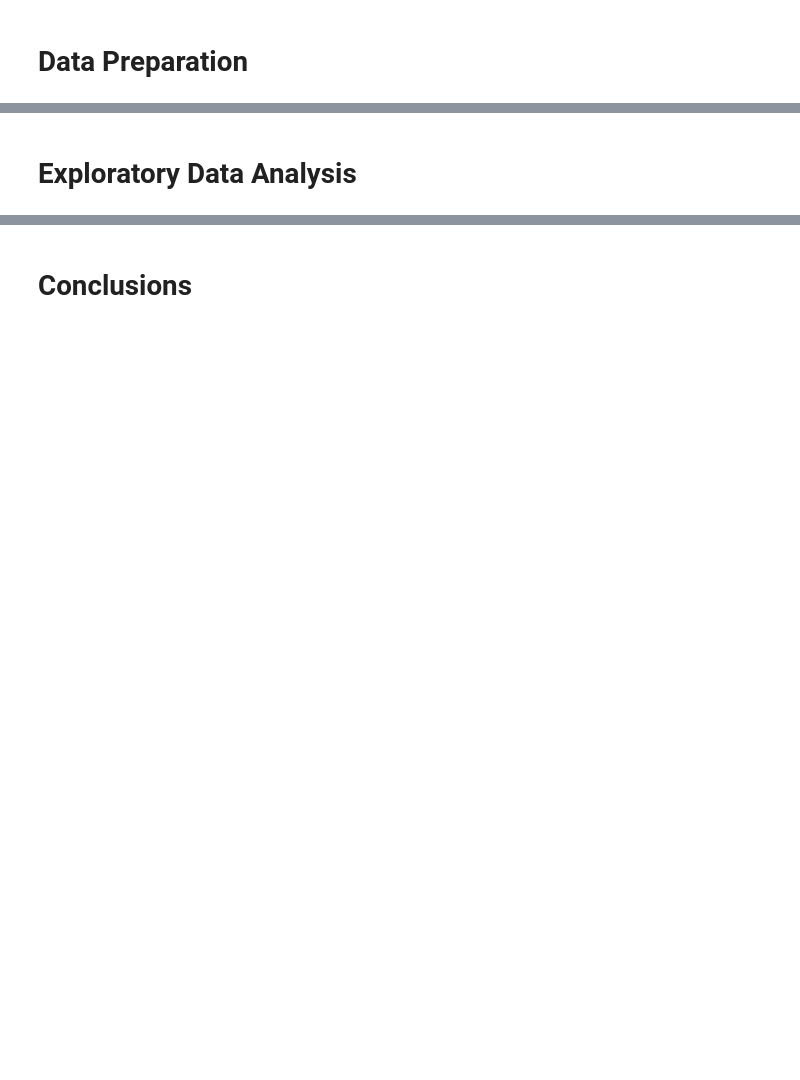
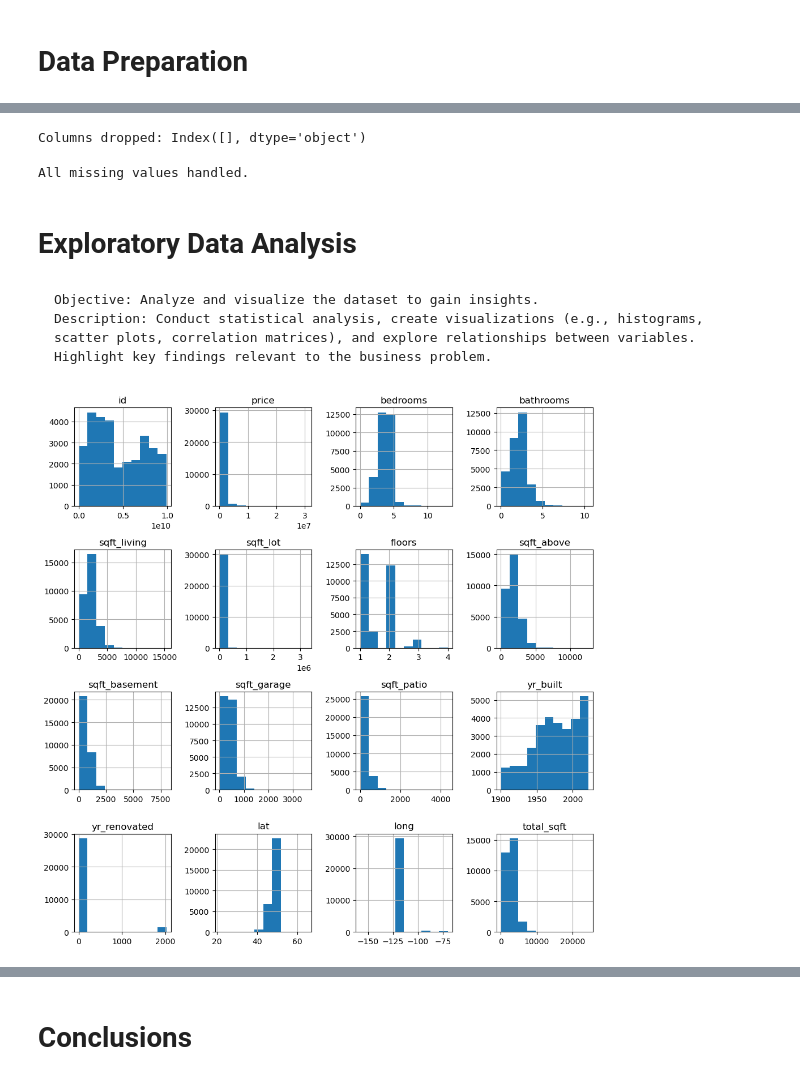
Before and after one commit to rafvrab/RealEstateAnalysis, a Jupyter notebook: analysis.ipynb, the cells around one changed output, grey strips where cells are left out. Saved outputs shown, nothing was run; the diff lists cells and outputs as text; code cells hidden in the pictures; blank space fills up the shorter version.

Commit message:
starting_data_exploration

```diff
--- a/analysis.ipynb
+++ b/analysis.ipynb
@@ -6,0 +164,8 @@
+# %%
+# List of categorical columns to encode
+categorical_cols = ['waterfront', 'greenbelt', 'nuisance', 'view', 'condition', 'grade']
+
+# Encoding categorical variables
+label_encoder = LabelEncoder()
+for col in categorical_cols:
+    data[col] = label_encoder.fit_transform(data[col])
@@ -6,0 +178,4 @@
+# %%
+# Check for missing values in the dataset
+missing_values = data.isnull().sum()
+print("Missing Values:\n", missing_values)
@@ -7,2 +200,37 @@
+# %%
+# if a column has more than 50% missing values, you will choose to drop it
+threshold = 0.5  # Using a textbook threshold, which we could modify as needed
+cols_to_drop = missing_values[missing_values > len(data) * threshold].index
+data.drop(columns=cols_to_drop, inplace=True)
+print("Columns dropped:", cols_to_drop)
+# %% [output]
+Columns dropped: Index([], dtype='object')
+# %%
+# For categorical columns, lets impute missing values with the most frequent value
+# Example using mode value
+categorical_cols = data.select_dtypes(include=['object']).columns
+data[categorical_cols] = data[categorical_cols].fillna(data[categorical_cols].mode().iloc[0])
+# %%
+# Check if there are any missing values remaining
+remaining_missing = data.isnull().sum().sum()
+if remaining_missing == 0:
+    print("All missing values handled.")
+else:
+    print(f"There are still {remaining_missing} missing values.")
+# %% [output]
+All missing values handled.
 # %% [markdown]
 # Exploratory Data Analysis
+# %% [markdown]
+    Objective: Analyze and visualize the dataset to gain insights.
+    Description: Conduct statistical analysis, create visualizations (e.g., histograms, scatter plots, correlation matrices), and explore relationships between variables. Highlight key findings relevant to the business problem.
+# %%
+# Taking a look at the data to see what's going on
+
+# Histograms for numerical columns
+numerical_cols = data.select_dtypes(include=['int64', 'float64']).columns
+data[numerical_cols].hist(figsize=(10, 10))
+plt.tight_layout()
+plt.show()
+# %% [output]
+[figure, added]
```
Also changed, not shown: parts of 21 cells of this notebook.
